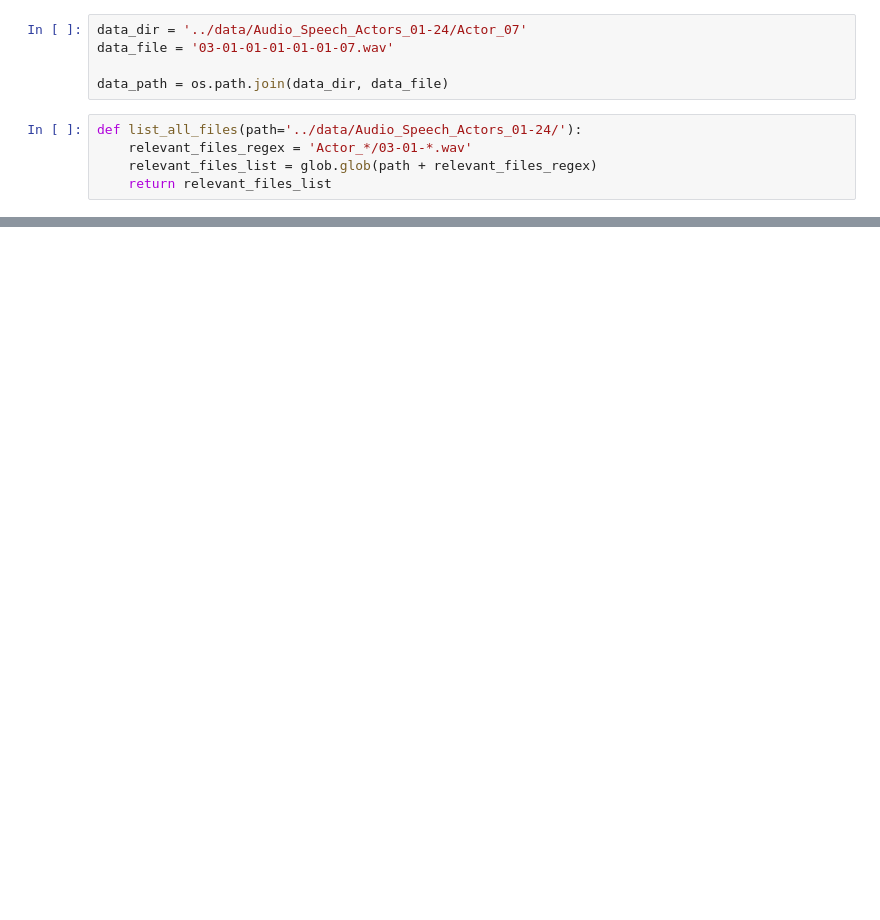
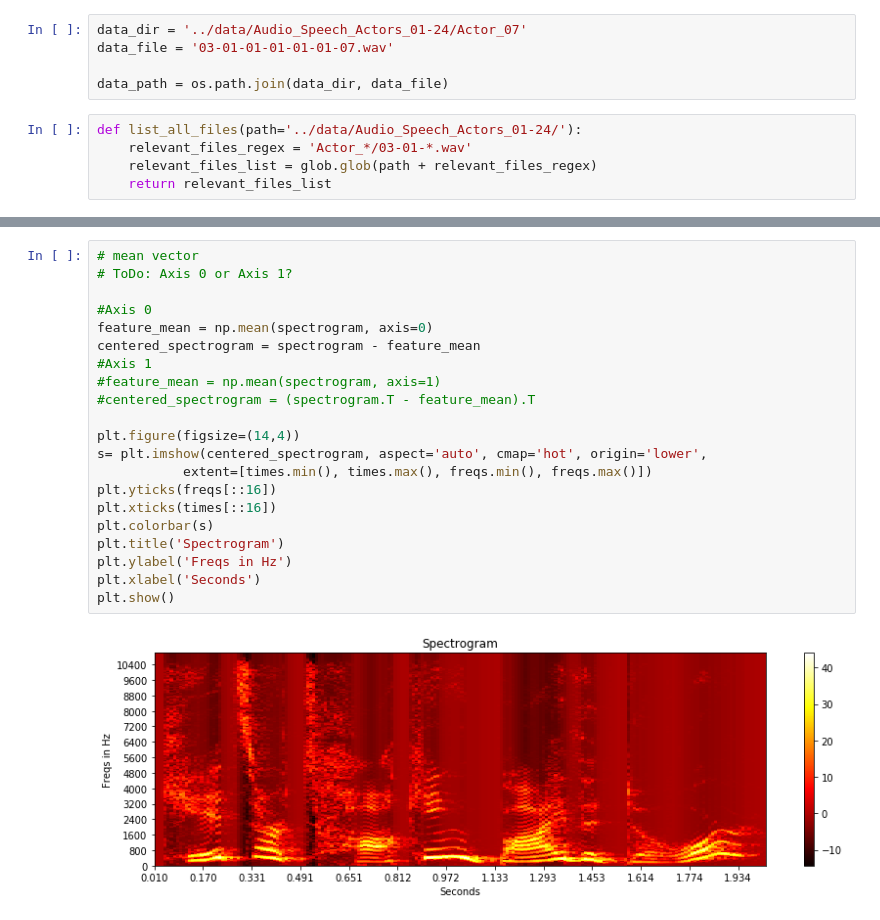
Before and after one commit to hannma/LinguProj, a Jupyter notebook: src/Data_Analytics.ipynb, the cells around one changed output, grey strips where cells are left out. Saved outputs shown, nothing was run; the diff lists cells and outputs as text; blank space fills up the shorter version.

Commit message:
data preporcessing: mean calculated, energy of frequencies calculated

```diff
--- a/src/Data_Analytics.ipynb
+++ b/src/Data_Analytics.ipynb
@@ -77,0 +81,23 @@ Text(0.5,0,'Seconds')
+# %%
+# mean vector
+# ToDo: Axis 0 or Axis 1?
+
+#Axis 0
+feature_mean = np.mean(spectrogram, axis=0)
+centered_spectrogram = spectrogram - feature_mean
+#Axis 1
+#feature_mean = np.mean(spectrogram, axis=1)
+#centered_spectrogram = (spectrogram.T - feature_mean).T
+
+plt.figure(figsize=(14,4))
+s= plt.imshow(centered_spectrogram, aspect='auto', cmap='hot', origin='lower',
+           extent=[times.min(), times.max(), freqs.min(), freqs.max()])
+plt.yticks(freqs[::16])
+plt.xticks(times[::16])
+plt.colorbar(s)
+plt.title('Spectrogram')
+plt.ylabel('Freqs in Hz')
+plt.xlabel('Seconds')
+plt.show()
+# %% [output]
+[figure, added]
```
Also changed, not shown: parts of 10 cells of this notebook.
